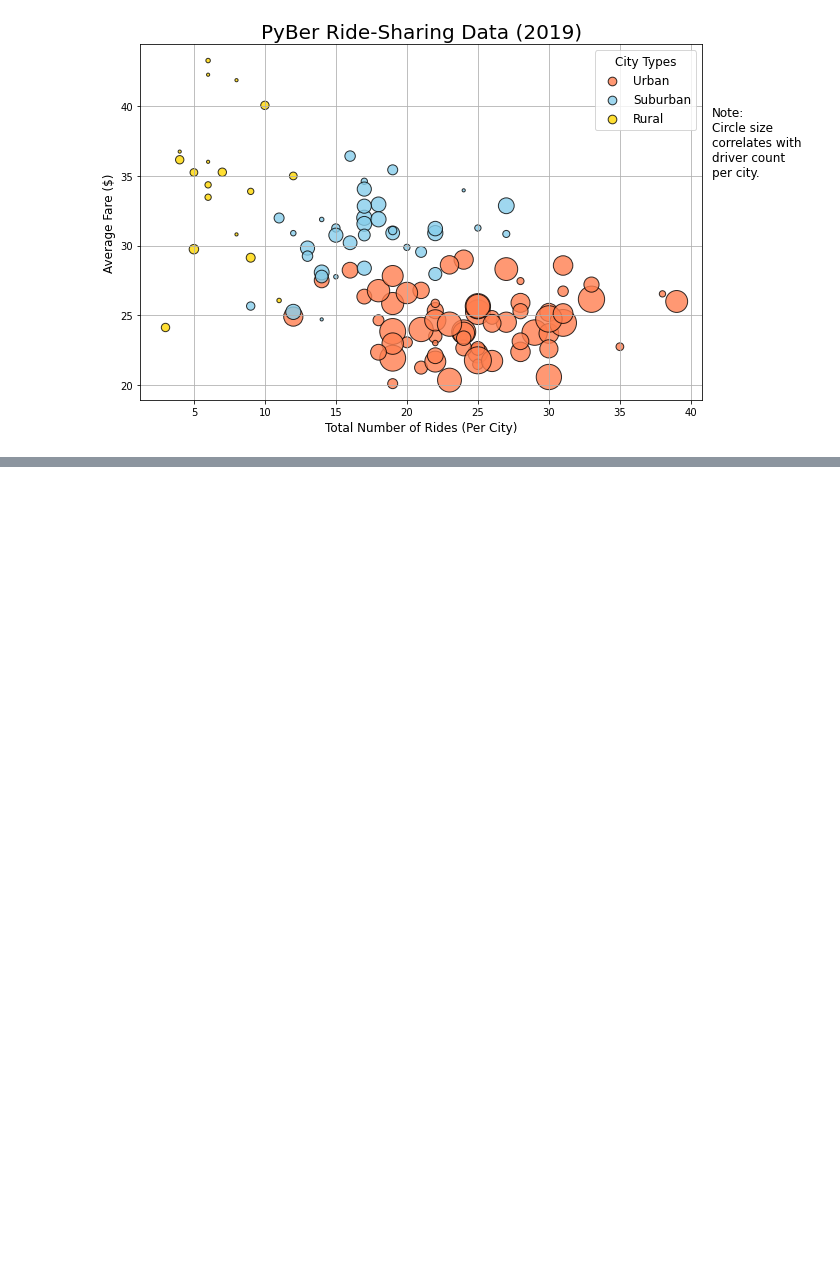
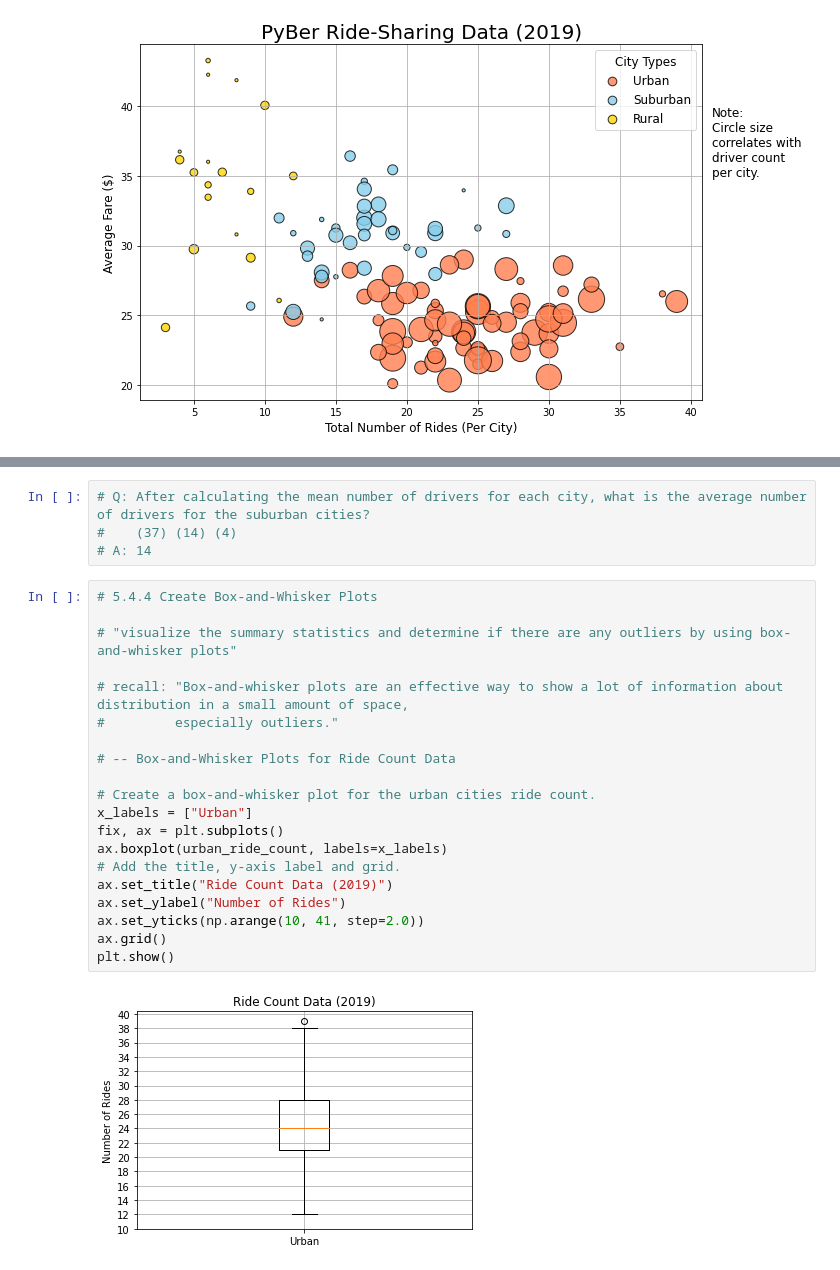
Before and after one commit to shanl5/PyBer_Analysis, a Jupyter notebook: PyBer.ipynb, the cells around one changed output, grey strips where cells are left out. Drawn from its saved outputs; the diff is of its cells as text; blank space fills up the shorter version.

Commit message:
Summary statistics by city type; Box-and-whisker plots
Mod 5.4.5

```diff
--- a/PyBer.ipynb
+++ b/PyBer.ipynb
@@ -529,0 +935,26 @@ plt.show()
+# %%
+# Q: After calculating the mean number of drivers for each city, what is the average number of drivers for the suburban cities?
+#    (37) (14) (4)
+# A: 14
+# %%
+# 5.4.4 Create Box-and-Whisker Plots
+
+# "visualize the summary statistics and determine if there are any outliers by using box-and-whisker plots"
+
+# recall: "Box-and-whisker plots are an effective way to show a lot of information about distribution in a small amount of space,
+#         especially outliers."
+
+# -- Box-and-Whisker Plots for Ride Count Data
+
+# Create a box-and-whisker plot for the urban cities ride count.
+x_labels = ["Urban"]
+fix, ax = plt.subplots()
+ax.boxplot(urban_ride_count, labels=x_labels)
+# Add the title, y-axis label and grid.
+ax.set_title("Ride Count Data (2019)")
+ax.set_ylabel("Number of Rides")
+ax.set_yticks(np.arange(10, 41, step=2.0))
+ax.grid()
+plt.show()
+# %% [output]
+[figure, added]
```
Also changed, not shown: parts of 40 cells of this notebook, 3 other files.
